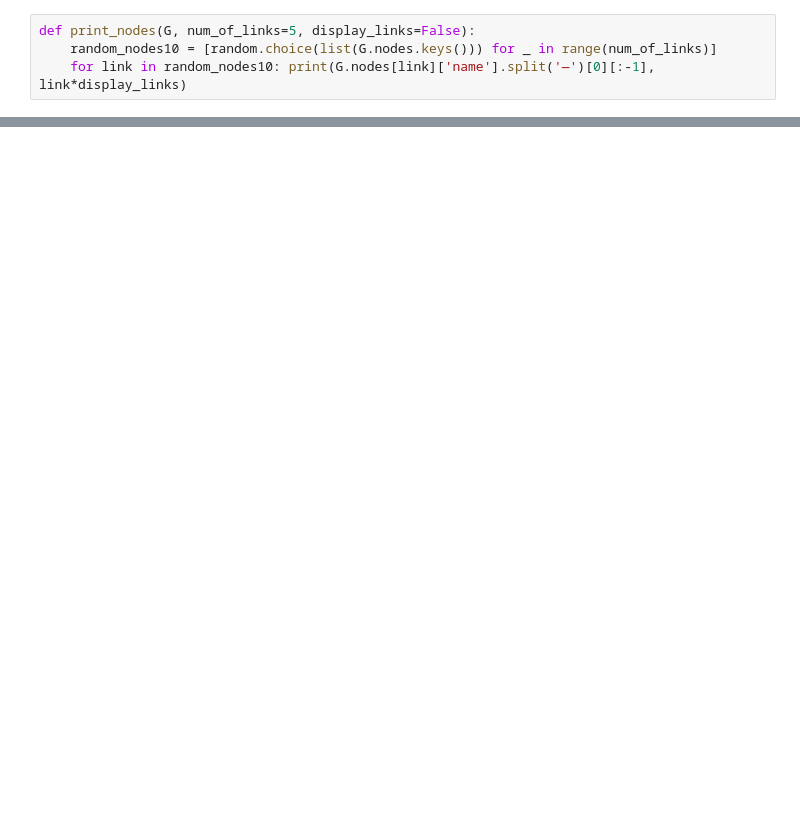
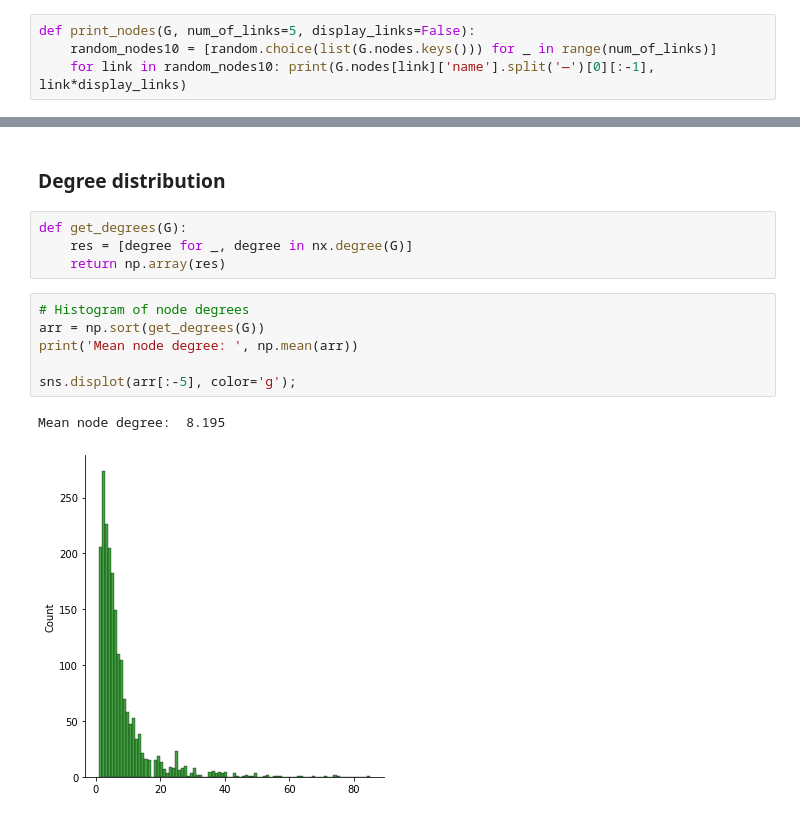
Before and after one commit to zakhvataev/wiki_network, a Jupyter notebook: notebooks/GraphAnalysis.ipynb, the cells around one changed output, grey strips where cells are left out. Saved outputs shown, nothing was run; the diff lists cells and outputs as text; blank space fills up the shorter version.

```diff
--- a/notebooks/GraphAnalysis.ipynb
+++ b/notebooks/GraphAnalysis.ipynb
@@ -30,0 +127,15 @@ SLC-41
+# %% [markdown]
+### Degree distribution
+# %%
+def get_degrees(G):
+    res = [degree for _, degree in nx.degree(G)]
+    return np.array(res)
+# %%
+# Histogram of node degrees
+arr = np.sort(get_degrees(G))
+print('Mean node degree: ', np.mean(arr))
+
+sns.displot(arr[:-5], color='g');
+# %% [output]
+Mean node degree:  8.195
+[figure, added]
```
Also changed, not shown: parts of 53 cells of this notebook, 7 other files.
